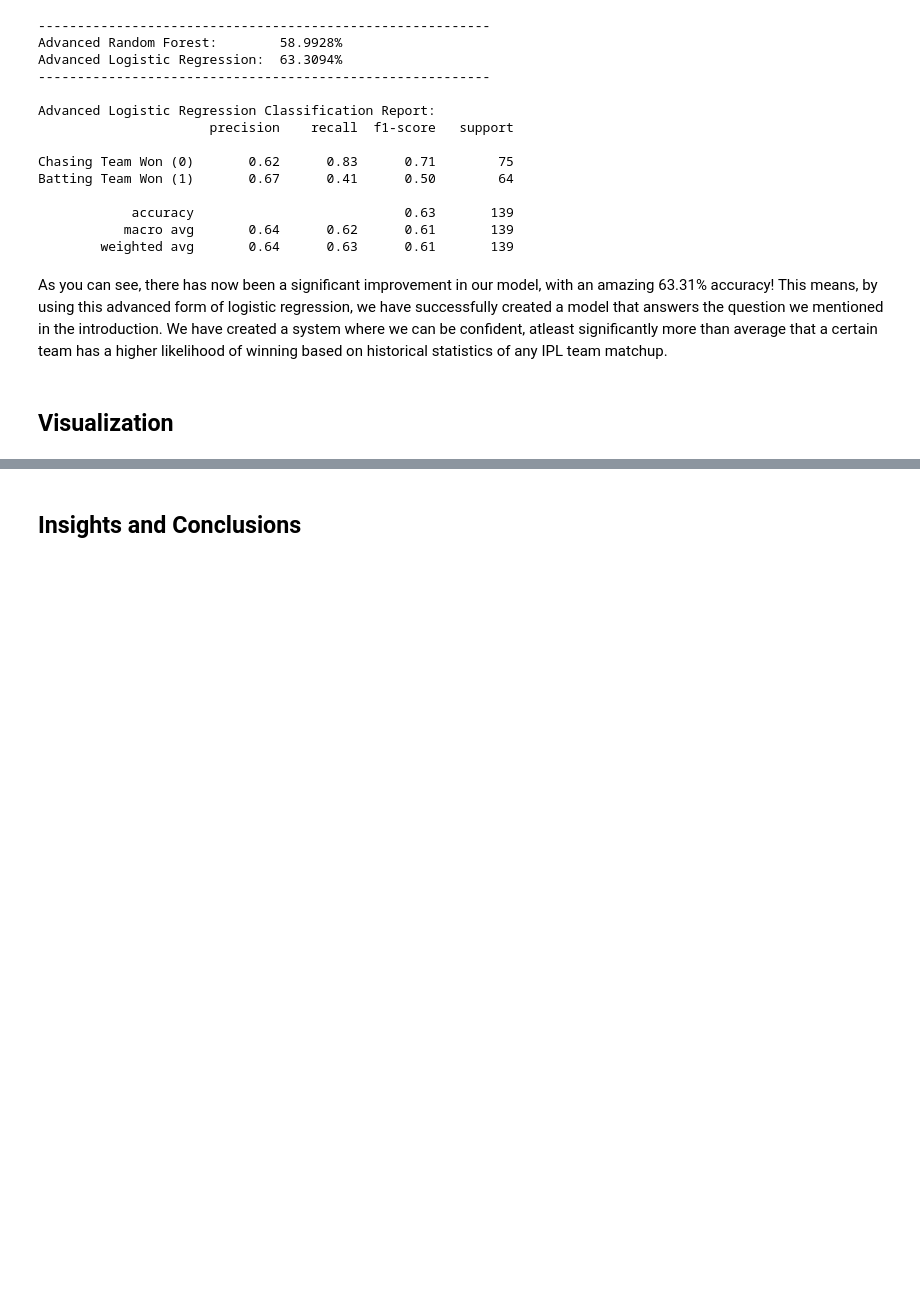
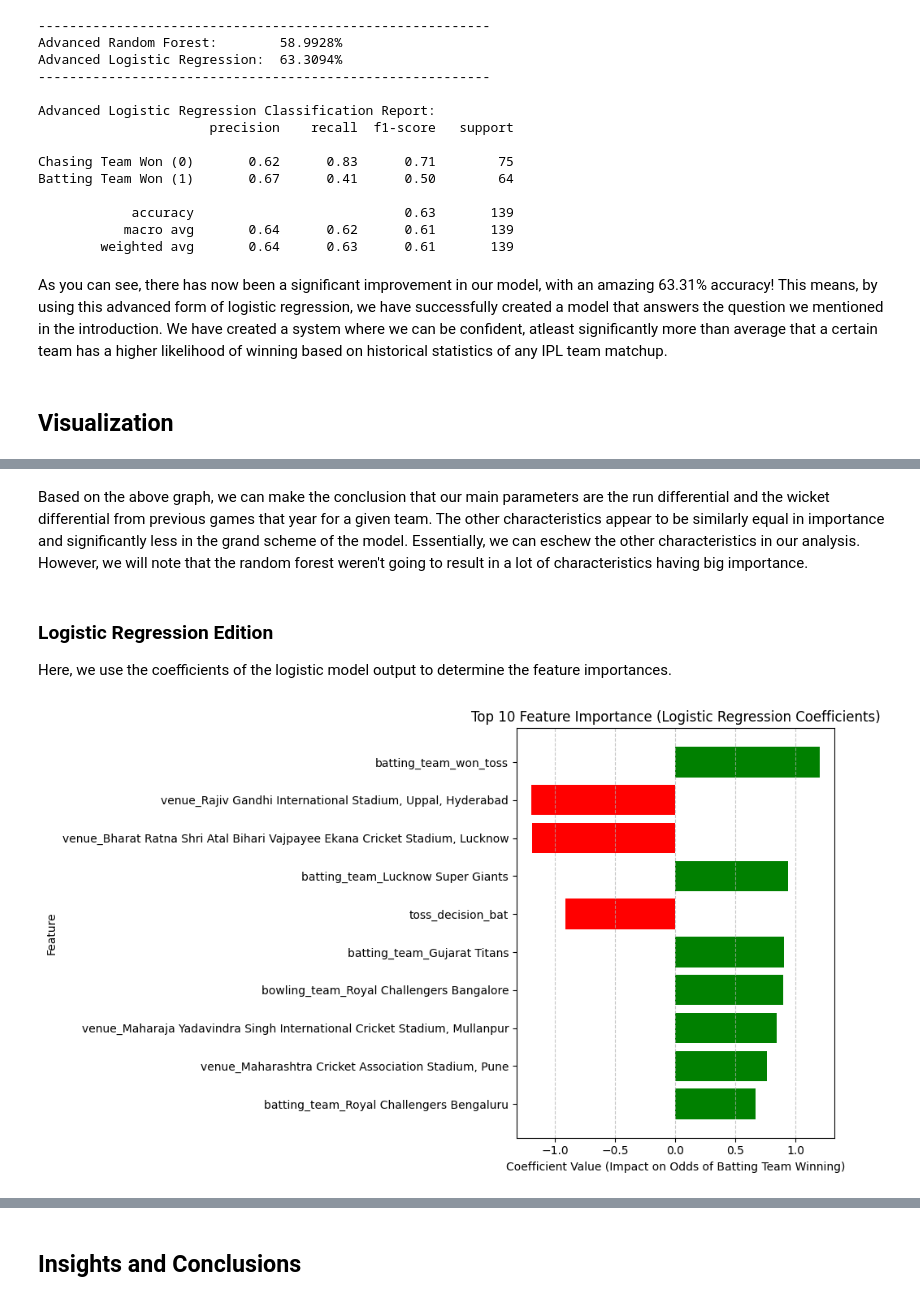
Before and after one commit to Sceptus/cmsc320-ipl-predictor, a Jupyter notebook: final-tutorial.ipynb, the cells around one changed output, grey strips where cells are left out. Cells and saved outputs as stored; diff of their text form; code cells hidden in the pictures; blank space fills up the shorter version.

```diff
--- a/final-tutorial.ipynb
+++ b/final-tutorial.ipynb
@@ -588,0 +660,35 @@ As you can see, there has now been a significant improvement in our model, with
+# %% [markdown]
+Based on the above graph, we can make the conclusion that our main parameters are the run differential and the wicket differential from previous games that year for a given team. The other characteristics appear to be similarly equal in importance and significantly less in the grand scheme of the model. Essentially, we can eschew the other characteristics in our analysis. However, we will note that the random forest weren't going to result in a lot of characteristics having big importance.
+# %% [markdown]
+### Logistic Regression Edition
+
+Here, we use the coefficients of the logistic model output to determine the feature importances.
+# %%
+# Extract coefficients and feature names
+# We know log_reg_adv.coef_[0] contains the weights for each feature
+coefs = log_reg_adv.coef_[0]
+feature_names = X_adv_encoded.columns
+
+# Create a DataFrame for easy sorting
+importance_df = pd.DataFrame({'Feature': feature_names, 'Coefficient': coefs,'Abs_Coefficient': abs(coefs)})
+
+# Sort by the absolute value to find the "most important" features
+# regardless of whether the impact is positive or negative
+top_10_log = importance_df.sort_values(by='Abs_Coefficient', ascending=True).tail(10)
+
+plt.figure(figsize=(10, 6))
+
+# Green for positive impact, Red for negative impact
+colors = ['red' if x < 0 else 'green' for x in top_10_log['Coefficient']]
+
+plt.barh(top_10_log['Feature'], top_10_log['Coefficient'], color=colors)
+
+
+plt.title('Top 10 Feature Importance (Logistic Regression Coefficients)')
+plt.xlabel('Coefficient Value (Impact on Odds of Batting Team Winning)')
+plt.ylabel('Feature')
+plt.grid(axis='x', linestyle='--', alpha=0.7)
+plt.tight_layout()
+plt.show()
+# %% [output]
+[figure, added]
```
Also changed, not shown: parts of 7 cells of this notebook.
